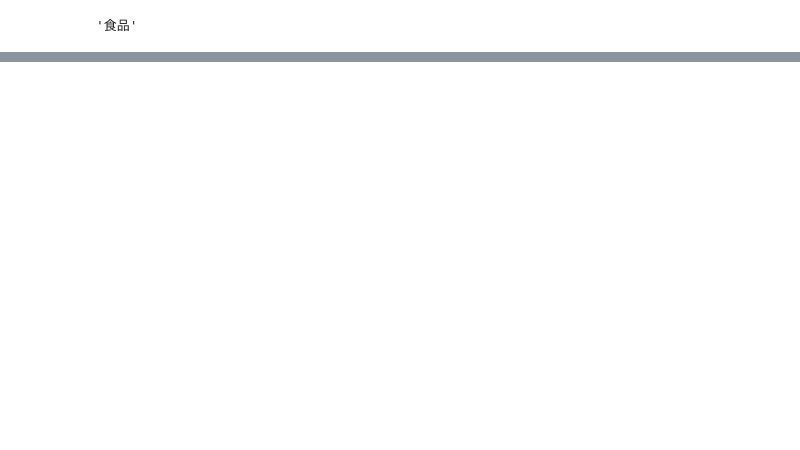
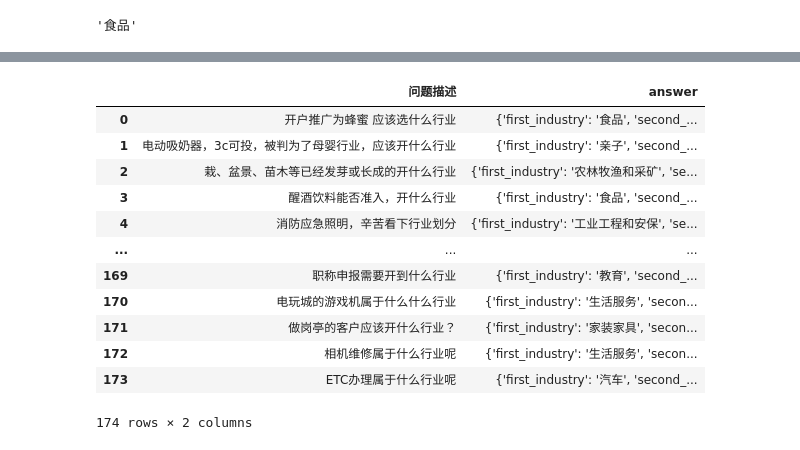
Before and after one commit to yenanjing/OpenZero, a Jupyter notebook: examples/data_preprocess/open_industry.ipynb, the cells around one changed output, grey strips where cells are left out. Cells and saved outputs as stored; diff of their text form; code cells hidden in the pictures; blank space fills up the shorter version.

```diff
--- a/examples/data_preprocess/open_industry.ipynb
+++ b/examples/data_preprocess/open_industry.ipynb
@@ -208,0 +379,19 @@ td["first_industry"]
+# %%
+import pandas as pd
+
+df_test = pd.read_excel("/Users/wenweili/Desktop/AI客服/开户行业/妙问开户行业数据集_v3_test.xlsx")
+df_test
+# %% [output]
+|  | 问题描述 | answer |
+| 0 | 开户推广为蜂蜜 应该选什么行业 | {'first_industry': '食品', 'second_... |
+| 1 | 电动吸奶器，3c可投，被判为了母婴行业，应该开什么行业 | {'first_industry': '亲子', 'second_... |
+| 2 | 栽、盆景、苗木等已经发芽或长成的开什么行业 | {'first_industry': '农林牧渔和采矿', 'se... |
+| 3 | 醒酒饮料能否准入，开什么行业 | {'first_industry': '食品', 'second_... |
+| 4 | 消防应急照明，辛苦看下行业划分 | {'first_industry': '工业工程和安保', 'se... |
+| ... | ... | ... |
+| 169 | 职称申报需要开到什么行业 | {'first_industry': '教育', 'second_... |
+| 170 | 电玩城的游戏机属于什么什么行业 | {'first_industry': '生活服务', 'secon... |
+| 171 | 做岗亭的客户应该开什么行业？ | {'first_industry': '家装家具', 'secon... |
+| 172 | 相机维修属于什么行业呢 | {'first_industry': '生活服务', 'secon... |
+| 173 | ETC办理属于什么行业呢 | {'first_industry': '汽车', 'second_... |
+174 rows × 2 columns
```
Also changed, not shown: parts of 11 cells of this notebook, 5 other files.
